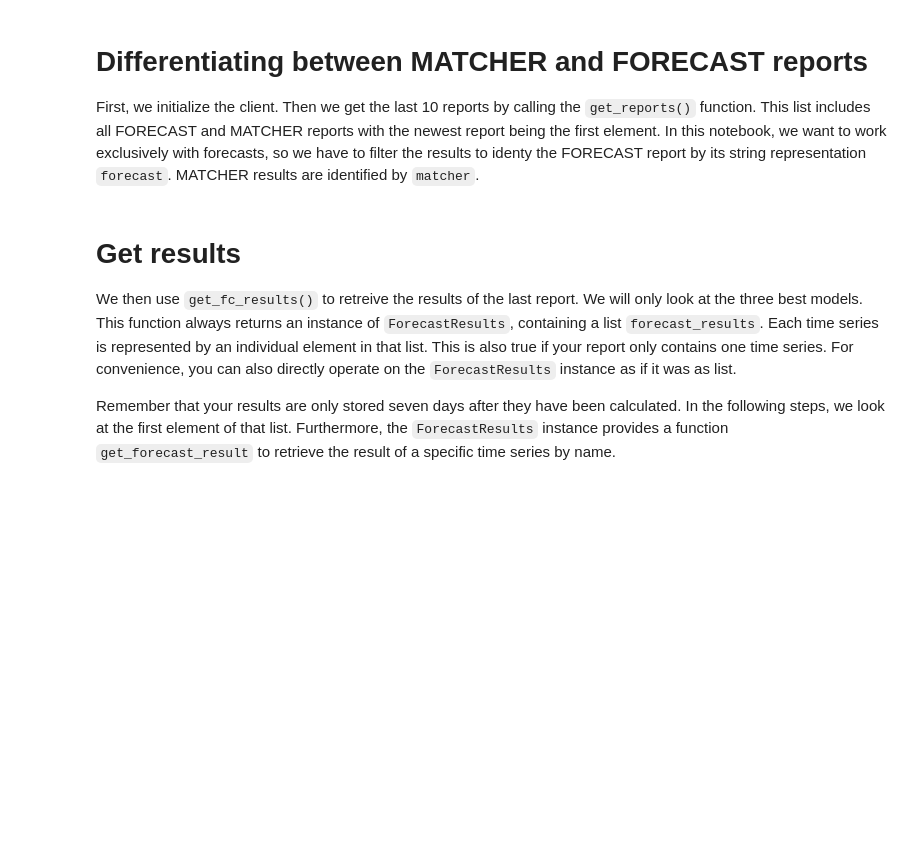
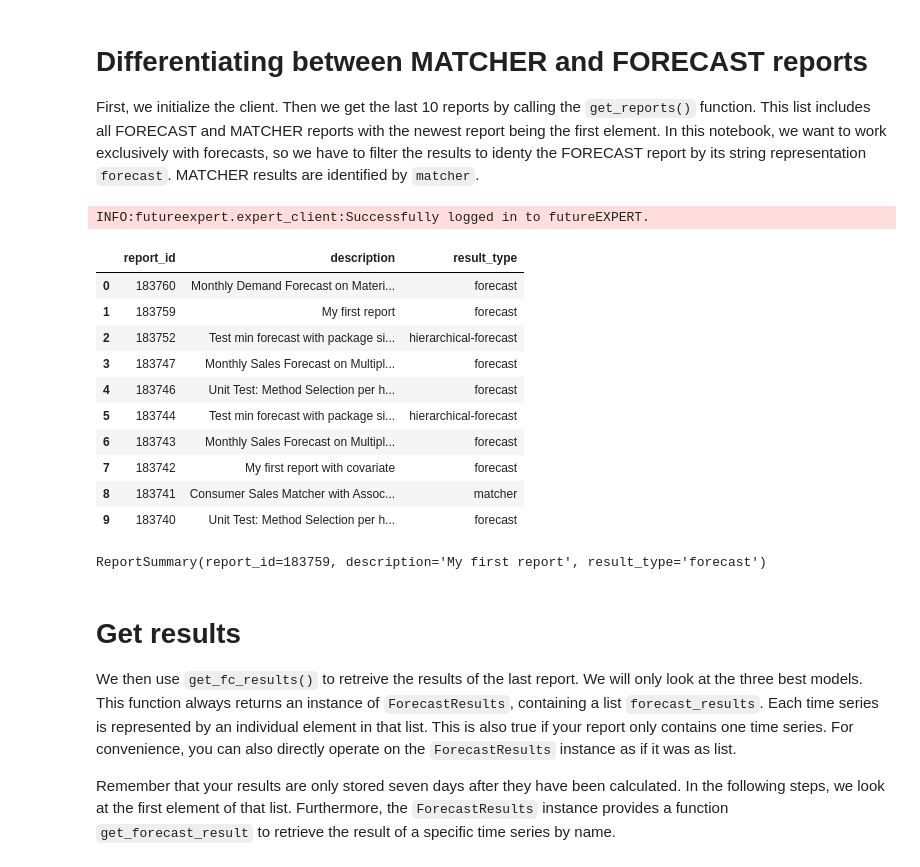
Before and after one commit to discovertomorrow/futureEXPERT, a Jupyter notebook: notebooks/working_with_results.ipynb, the cells around one changed output. Drawn from its saved outputs; the diff is of its cells as text; code cells hidden in the pictures; blank space fills up the shorter version.

```diff
--- a/notebooks/working_with_results.ipynb
+++ b/notebooks/working_with_results.ipynb
@@ -16,10 +16,25 @@ First, we initialize the client. Then we get the last 10 reports by calling the
 # %%
 client = ExpertClient()
 last_reports = client.get_reports(limit=10)
-last_reports
+last_reports.to_df()
+# %% [output]
+INFO:futureexpert.expert_client:Successfully logged in to futureEXPERT.
+|  | report_id | description | result_type |
+| 0 | 183760 | Monthly Demand Forecast on Materi... | forecast |
+| 1 | 183759 | My first report | forecast |
+| 2 | 183752 | Test min forecast with package si... | hierarchical-forecast |
+| 3 | 183747 | Monthly Sales Forecast on Multipl... | forecast |
+| 4 | 183746 | Unit Test: Method Selection per h... | forecast |
+| 5 | 183744 | Test min forecast with package si... | hierarchical-forecast |
+| 6 | 183743 | Monthly Sales Forecast on Multipl... | forecast |
+| 7 | 183742 | My first report with covariate | forecast |
+| 8 | 183741 | Consumer Sales Matcher with Assoc... | matcher |
+| 9 | 183740 | Unit Test: Method Selection per h... | forecast |
 # %%
-most_recent_fc_report = last_reports[(last_reports['result_type'] == 'forecast') & (last_reports['description'] == 'My first report')].iloc[0]
+most_recent_fc_report = next(report for report in last_reports if report.result_type == 'forecast' and report.description == 'My first report')
 most_recent_fc_report
+# %% [output]
+ReportSummary(report_id=183759, description='My first report', result_type='forecast')
 # %% [markdown]
 # Get results
 We then use `get_fc_results()` to retreive the results of the last report. We will only look at the three best models. This function always returns an instance of `ForecastResults`, containing a list `forecast_results`. Each time series is represented by an individual element in that list. This is also true if your report only contains one time series.
```
Also changed, not shown: parts of 11 cells of this notebook, 52 other files.
